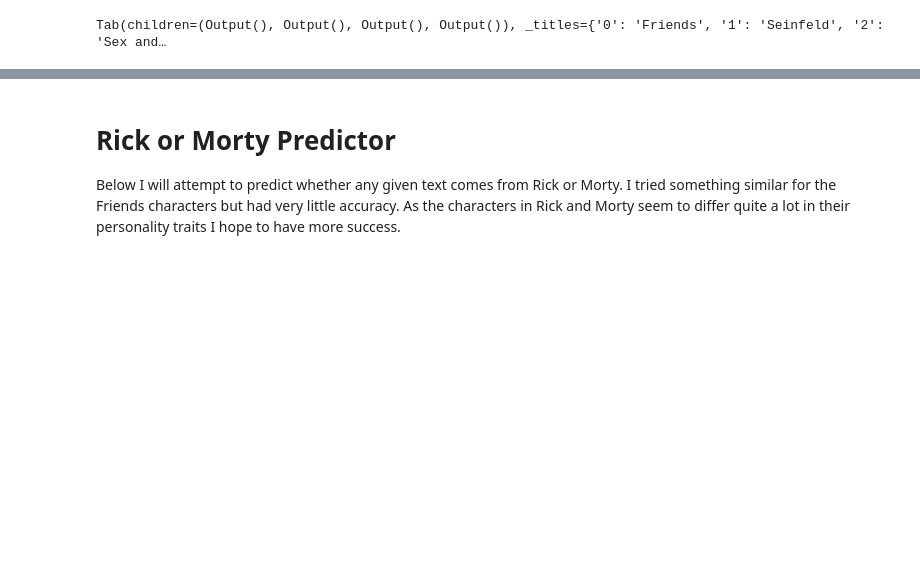
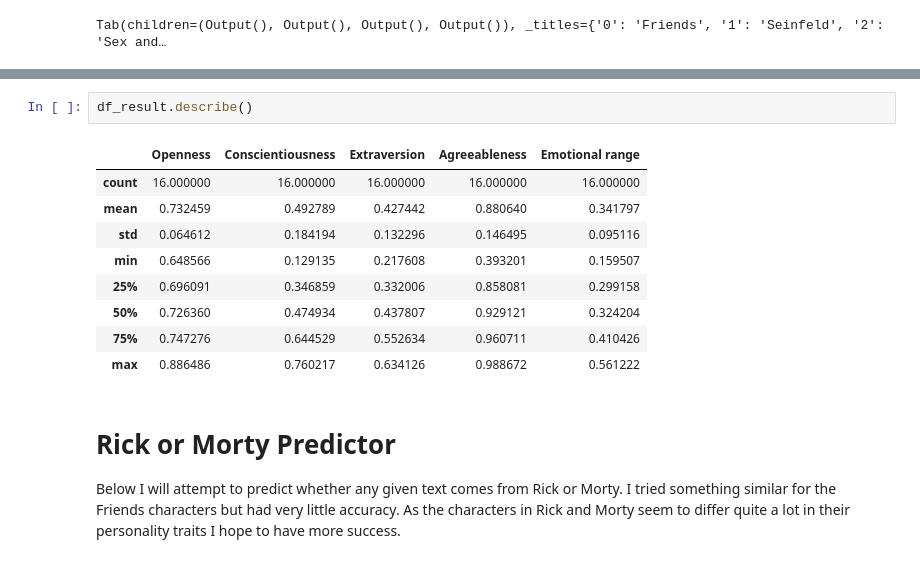
Before and after one commit to simonlipson/machine_learning, a Jupyter notebook: Friends NLP.ipynb, the cells around one changed output, grey strips where cells are left out. Cells and saved outputs as stored; diff of their text form; blank space fills up the shorter version.

```diff
--- a/Friends NLP.ipynb
+++ b/Friends NLP.ipynb
@@ -639,3 +671,15 @@ Tab(children=(Output(), Output(), Output(), Output()), _titles={'0': 'Friends',
+# %%
+df_result.describe()
+# %% [output]
+|  | Openness | Conscientiousness | Extraversion | Agreeableness | Emotional range |
+| count | 16.000000 | 16.000000 | 16.000000 | 16.000000 | 16.000000 |
+| mean | 0.732459 | 0.492789 | 0.427442 | 0.880640 | 0.341797 |
+| std | 0.064612 | 0.184194 | 0.132296 | 0.146495 | 0.095116 |
+| min | 0.648566 | 0.129135 | 0.217608 | 0.393201 | 0.159507 |
+| 25% | 0.696091 | 0.346859 | 0.332006 | 0.858081 | 0.299158 |
+| 50% | 0.726360 | 0.474934 | 0.437807 | 0.929121 | 0.324204 |
+| 75% | 0.747276 | 0.644529 | 0.552634 | 0.960711 | 0.410426 |
+| max | 0.886486 | 0.760217 | 0.634126 | 0.988672 | 0.561222 |
 # %% [markdown]
 # Rick or Morty Predictor
 
```
Also changed, not shown: parts of 23 cells of this notebook, 3 other files.
